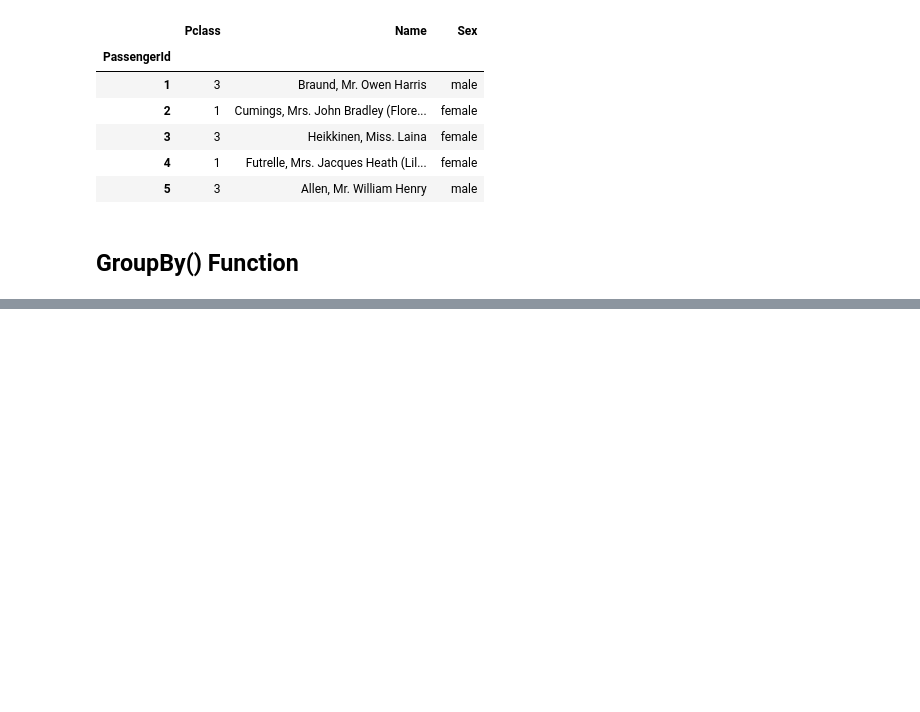
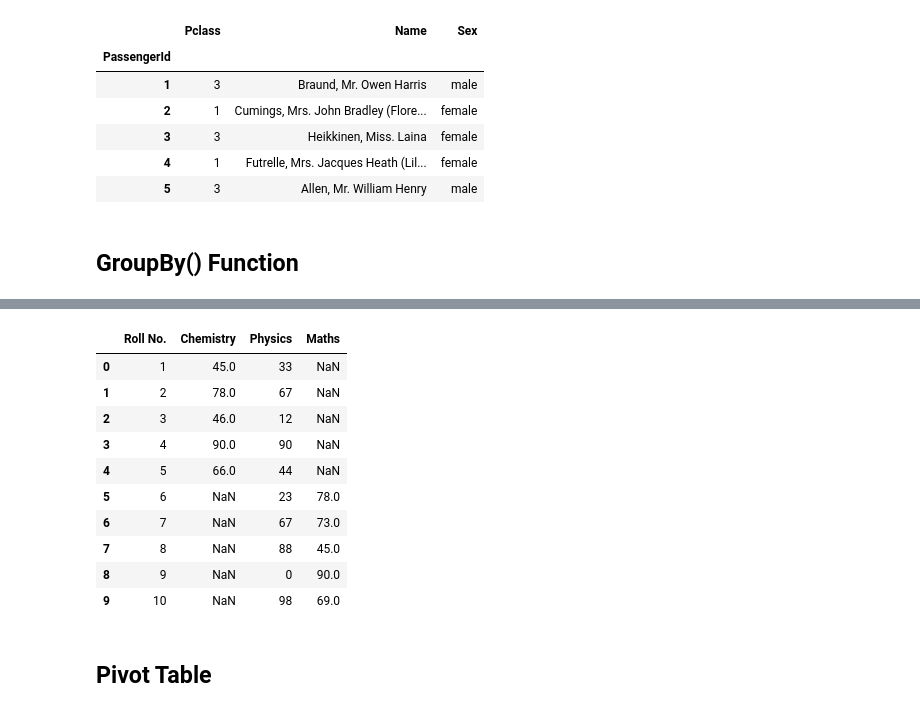
Before and after one commit to GarimaPaudel/Python-Libraries, a Jupyter notebook: Pandas.ipynb, the cells around one changed output, grey strips where cells are left out. Cells and saved outputs as stored; diff of their text form; code cells hidden in the pictures; blank space fills up the shorter version.

```diff
--- a/Pandas.ipynb
+++ b/Pandas.ipynb
@@ -764,0 +968,19 @@ dfl.iloc[0:5,1:4]
+# %%
+df1 = pd.DataFrame({'Roll No.':[1,2,3,4,5],'Chemistry':[45,78,46,90,66],'Physics':[33,67,12,90,44]})
+df2 = pd.DataFrame({'Roll No.':[6,7,8,9,10],'Maths':[78,73,45,90,69],'Physics':[23,67,88,0,98]})
+# %%
+pd.concat([df1,df2], ignore_index= True)
+# %% [output]
+|  | Roll No. | Chemistry | Physics | Maths |
+| 0 | 1 | 45.0 | 33 | NaN |
+| 1 | 2 | 78.0 | 67 | NaN |
+| 2 | 3 | 46.0 | 12 | NaN |
+| 3 | 4 | 90.0 | 90 | NaN |
+| 4 | 5 | 66.0 | 44 | NaN |
+| 5 | 6 | NaN | 23 | 78.0 |
+| 6 | 7 | NaN | 67 | 73.0 |
+| 7 | 8 | NaN | 88 | 45.0 |
+| 8 | 9 | NaN | 0 | 90.0 |
+| 9 | 10 | NaN | 98 | 69.0 |
+# %% [markdown]
+## Pivot Table
```
Also changed, not shown: parts of 29 cells of this notebook.
